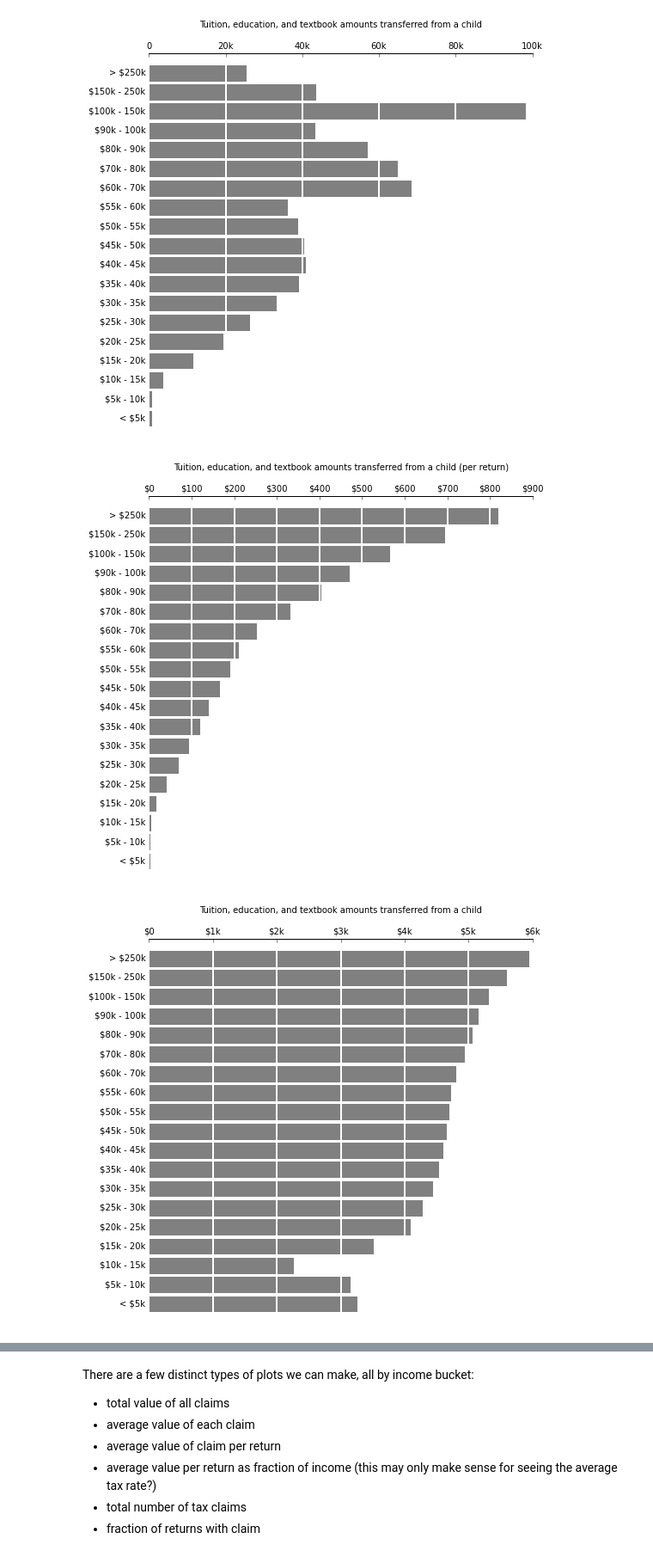
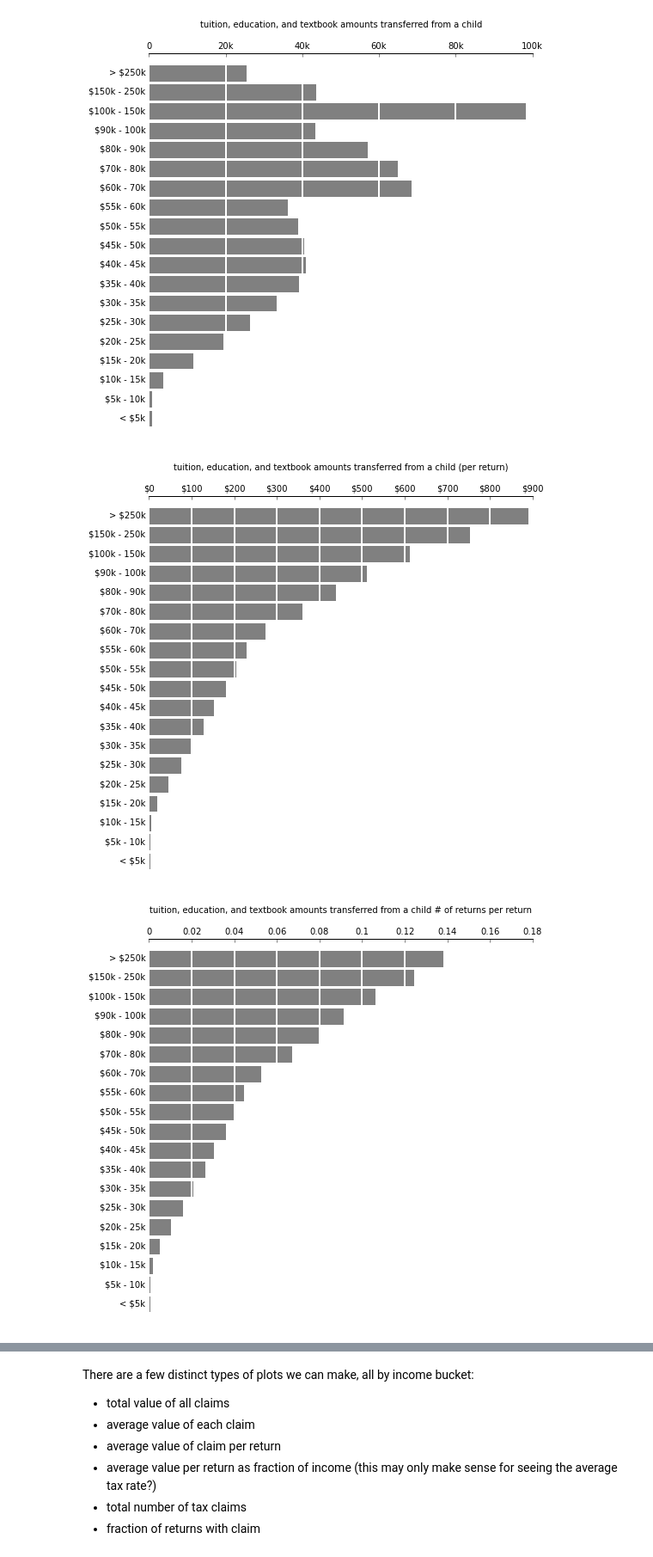
Before and after one commit to smcmurtry/income_tax, a Jupyter notebook: python/tax_data.ipynb, the cells around one changed output, grey strips where cells are left out. Shown at 86% size. Cells and saved outputs as stored; diff of their text form; code cells hidden in the pictures.

```diff
--- a/python/tax_data.ipynb
+++ b/python/tax_data.ipynb
@@ -67,6 +68,21 @@ def bar_plot(values, title, labels=[], xformatter=None):
     if xformatter: ax.xaxis.set_major_formatter(xformatter)
     ax.set_title(title)
     return f, ax
+
+def remove_border(axes=None, top_ax=False, right_ax=False, left_ax=False, bottom_ax=False,
+                  top_tick=False, right_tick=False, left_tick=False, bottom_tick=False):
+    "Remove the border from a matplotlib plot"
+    ax = axes or plt.gca()
+    ax.spines['top'].set_visible(top_ax)
+    ax.spines['right'].set_visible(right_ax)
+    ax.spines['left'].set_visible(left_ax)
+    ax.spines['bottom'].set_visible(bottom_ax)
+    ax.yaxis.set_ticks_position('none')
+    ax.xaxis.set_ticks_position('none')
+    if top_tick: ax.xaxis.tick_top()
+    if bottom_tick: ax.xaxis.tick_bottom()
+    if left_tick: ax.yaxis.tick_left()
+    if right_tick: ax.yaxis.tick_right()
 # %%
 unit_figuring = {'$': {'$': '%', '#': '$', '-': '$'},
                  '#': {'$': '1/$', '#': '#', '-':'#'}}
@@ -92,10 +108,10 @@ def plot_item(df, item_name='', item_unit='$', divisor='', tax_year=2009):
     numerator_data = get_row_data_as_list(df, income_cols, item_name, item_unit, tax_year)
 
     if divisor == "per_return":
-        denomonator_data = get_row_data_as_list(df, income_cols, 'Total number of returns', '#', tax_year)
+        denomonator_data = get_row_data_as_list(df, income_cols, 'total number of returns', '#', tax_year)
         denomonator_unit = '#'
     elif divisor == "per_dollar_income":
-        denomonator_data = get_row_data_as_list(df, income_cols, 'Total income assessed', '$', tax_year)
+        denomonator_data = get_row_data_as_list(df, income_cols, 'total income assessed', '$', tax_year)
         denomonator_unit = '$'
     elif divisor == "avg_claim":
         denomonator_data = get_row_data_as_list(df, income_cols, item_name, '#', tax_year)
@@ -111,7 +127,7 @@ def plot_item(df, item_name='', item_unit='$', divisor='', tax_year=2009):
     ax.set_xlabel(item_name + ' ' + x_label_figuring[item_unit][denomonator_unit] + "\n")
     ax.xaxis.set_label_position('top')
     ax.xaxis.set_ticks_position('top')
-    us.remove_border(ax, top_ax=True, top_tick=True)
+    remove_border(ax, top_ax=True, top_tick=True)
 
     return f, ax
 # %% [markdown]
@@ -157,10 +173,10 @@ f, ax = plot_item(df, item_name='Tuition, education, and textbook amounts transf
 # %% [output]
 [figure]
 # %%
-f, ax = plot_item(df, item_name='Tuition, education, and textbook amounts transferred from a child', divisor="per_return")
+f, ax = plot_item(df, item_name='tuition, education, and textbook amounts transferred from a child', item_unit='$',divisor="per_return")
 # %% [output]
-[figure, old version]
+[figure, new version]
 # %%
-f, ax = plot_item(df, item_name='Tuition, education, and textbook amounts transferred from a child', divisor="avg_claim")
+f, ax = plot_item(df, item_name='tuition, education, and textbook amounts transferred from a child', item_unit='#',divisor="per_return")
 # %% [output]
-[figure, old version]
+[figure, new version]
```
Also changed, not shown: parts of 25 cells of this notebook.
